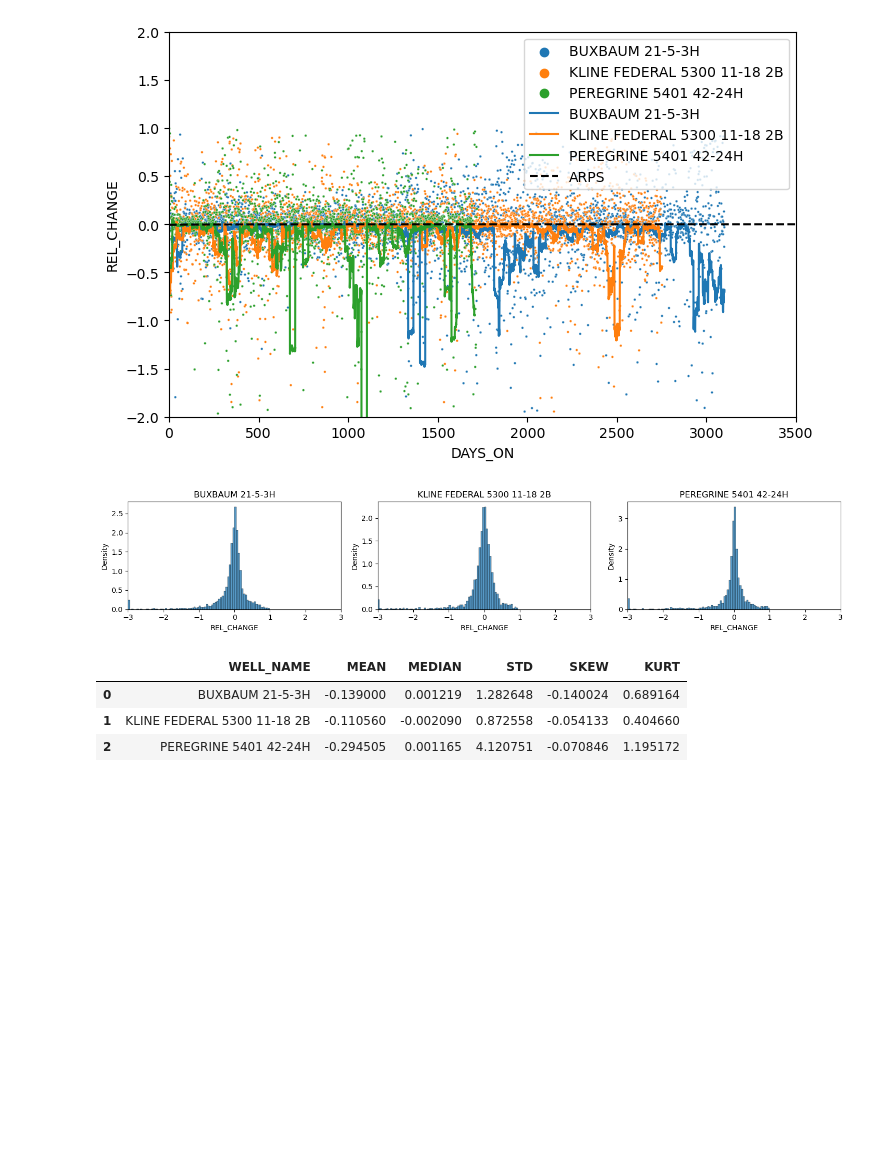
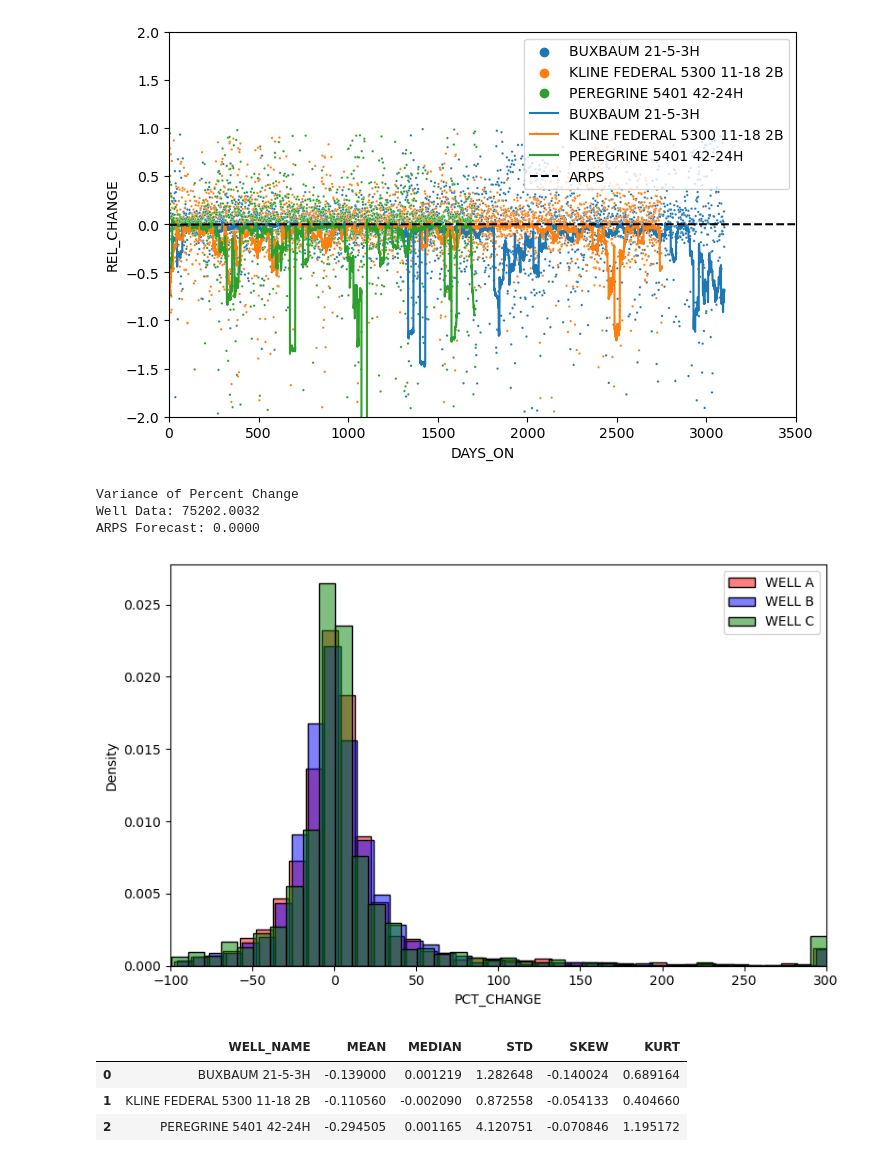
Before and after one commit to rmcguigan/PGE_RESEARCH, a Jupyter notebook: SP24_Research/SP24research_production_noise.ipynb, the cells around one changed output. Cells and saved outputs as stored; diff of their text form; code cells hidden in the pictures; blank space fills up the shorter version.

```diff
--- a/SP24_Research/SP24research_production_noise.ipynb
+++ b/SP24_Research/SP24research_production_noise.ipynb
@@ -125,12 +132,16 @@ plt.tight_layout(); plt.show()
 [figure]
 # %%
 # plot variogram for each well
-lags=50
-fig, axs = plt.subplots(nrows=3, ncols=1, figsize=(3 * golden_ratio, 3 * 3))
+sills = [1525, 4700, 19000]
+
+lags=90
+fig, ax = plt.subplots(figsize=(5 * golden_ratio, 5))
+ax.axhline(1, color='gray', linestyle='--', label='Sill')
 for i, well in enumerate(prod['WELL_NAME'].unique()):
     variances = calculate_variogram_for_ts(prod.loc[(prod['WELL_NAME'] == well) & (prod['ON'])]['OIL'].dropna().values,
                                            n_lags=lags)
-    axs[i].plot(range(1, lags + 1), variances, 'o', mfc='none', mec='k')
-    axs[i].set(title='Variogram: ' + well, xlabel='Lag', ylabel='Semi-variance')
+    ax.plot(range(1, lags + 1), variances / sills[i], 'o', mfc='none', mec=colors[i], alpha=0.5, label=labels[i])
+    ax.set(xlabel='Lag', ylabel='Normalized Semi-variance', ylim=(0, 1.25))
+ax.legend(labels=['Sill'] + labels)
 plt.tight_layout(); plt.show()
 # %% [output]
@@ -311,7 +322,7 @@ gennorm_dist.head(5)
 | 2 | PEREGRINE 5401 42-24H | 0.467981 | 4.501457 | 7.092975 | -9653.322909 | 0.037357 | 1.602885e-02 |
 # %%
 # plot variogram for each well
-lags=50
+lags=90
 fig, axs = plt.subplots(nrows=3, ncols=1, figsize=(3 * golden_ratio, 3 * 3))
 for i, well in enumerate(prod['WELL_NAME'].unique()):
     data = np.clip(arima_models[well].resid, -600, 600)
@@ -324,0 +336,15 @@ plt.tight_layout(); plt.show()
+# %%
+# plot variogram for each well
+noise_sills = [750, 1575, 10700]
+
+lags=90
+fig, ax = plt.subplots(figsize=(golden_ratio * 5, 5))
+ax.axhline(1, color='gray', linestyle='--', label='Sill')
+for i, well in enumerate(prod['WELL_NAME'].unique()):
+    data = np.clip(arima_models[well].resid, -600, 600)
+    variances = calculate_variogram_for_ts(data,
+                                           n_lags=lags)
+    ax.plot(range(1, lags + 1), variances / noise_sills[i], 'o', mfc='none', mec=colors[i], alpha=0.5, label=labels[i])
+ax.set(title='Variogram: ' + well, xlabel='Lag', ylabel='Semi-variance', ylim=(0, 1.25))
+ax.legend()
+plt.tight_layout(); plt.show()
@@ -384,15 +414,24 @@ ax.legend(loc='best', frameon=True)
 plt.show()
 # %% [output]
 [figure]
+# %%
+print(f'Variance of Percent Change')
+print(f'Well Data: {np.var(prod["PCT_CHANGE"]):.4f}')
+print(f'ARPS Forecast: {np.var(arps_pct_change):.4f}')
+# %% [output]
+Variance of Percent Change
+Well Data: 75202.0032
+ARPS Forecast: 0.0000
 # %%
-fig, axs = plt.subplots(ncols=3, figsize=(3 * 3 * golden_ratio, 3))
+fig, ax = plt.subplots(figsize=(5 * golden_ratio, 5))
 for i, well in enumerate(prod['WELL_NAME'].unique()):
-    data = np.clip(prod.loc[(prod['WELL_NAME'] == well) & (prod['ON'])]['REL_CHANGE'].dropna(), -3, 3)
-    sns.histplot(data, ax=axs[i], stat='density', binwidth=0.05)
-    axs[i].set(title=well, xlim=(-3,3))
+    data = np.clip(prod.loc[(prod['WELL_NAME'] == well) & (prod['ON'])]['PCT_CHANGE'].dropna(), -300, 300)
+    sns.histplot(data, ax=ax, stat='density', binwidth=10, color=colors[i], label=labels[i], alpha=0.5)
+ax.set(xlim=(-100,300))
+ax.legend()
 plt.tight_layout(); plt.show()
 # %% [output]
-[figure, old version]
+[figure, new version]
 # %%
 # create a table of the skew and kurtois for each well
 resid_dist = pd.DataFrame(np.zeros([3,6]), columns=['WELL_NAME', 'MEAN', 'MEDIAN', 'STD', 'SKEW', 'KURT'])
```
Also changed, not shown: parts of 14 cells of this notebook, 1 other file.
